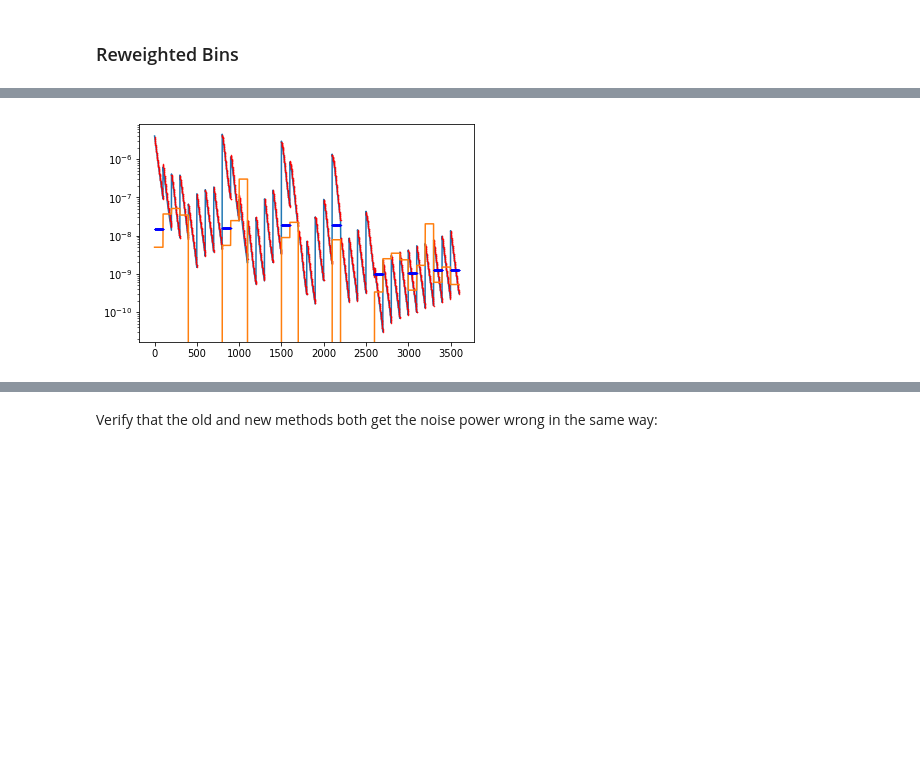
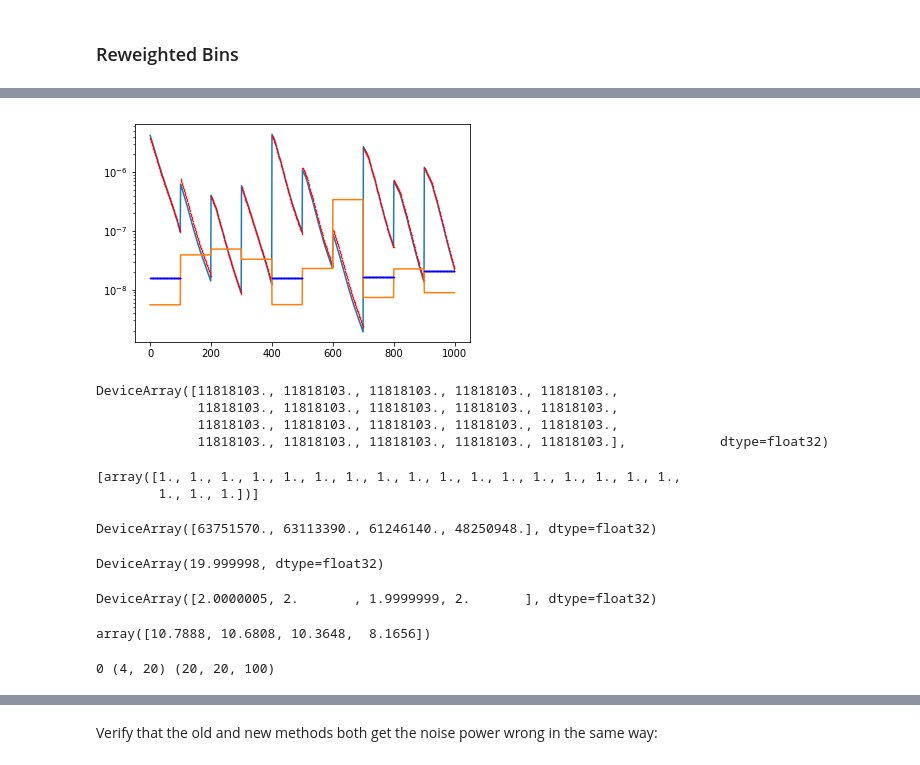
Before and after one commit to dkirkby/zotbin, a Jupyter notebook: Sandbox.ipynb, the cells around one changed output, grey strips where cells are left out. Drawn from its saved outputs; the diff is of its cells as text; code cells hidden in the pictures; blank space fills up the shorter version.

```diff
--- a/Sandbox.ipynb
+++ b/Sandbox.ipynb
@@ -144,5 +136,5 @@ ell, _ = tc.jax_metrics.ell_binning()
 # %% [markdown]
 Calculate $\mu$ and $C$ for the random-forest results:
 # %%
-tomo_bin = jax.nn.one_hot(results, results.max() + 1)
-probes = tc.jax_metrics.get_probes(tomo_bin, z_rf, what='3x2')
+onehot_rf = jax.nn.one_hot(idx_rf, idx_rf.max() + 1)
+probes_rf = tc.jax_metrics.get_probes(onehot_rf, z_rf, what='gg')
@@ -149 +146,3 @@ probes = tc.jax_metrics.get_probes(tomo_bin, z_rf, what='3x2')
+# %%
+nl_rf = jc.angular_cl.noise_cl(ell, probes_rf)
 # %%
@@ -542,7 +539,37 @@ ww, cl_out, nl_out = get_binned_cl(z_rf, idx_rf, 40.0, zedges, ngals, cl_in, cl_
 # %%
 plt.semilogy(cl_out.reshape(-1));
-plt.semilogy(mu, 'r.', ms=1);
+plt.semilogy(cl_rf.reshape(-1), 'r.', ms=1);
 plt.semilogy(nl_out.reshape(-1));
-plt.semilogy(mu_noise.reshape(-1), 'b.', ms=1);
+plt.semilogy(nl_rf.reshape(-1), 'b.', ms=1);
 # %% [output]
-[figure, old version]
+[figure, new version]
+# %%
+n1 = 1 / B1[0].noise()
+n1
+# %% [output]
+DeviceArray([11818103., 11818103., 11818103., 11818103., 11818103.,
+             11818103., 11818103., 11818103., 11818103., 11818103.,
+             11818103., 11818103., 11818103., 11818103., 11818103.,
+             11818103., 11818103., 11818103., 11818103., 11818103.],            dtype=float32)
+# %%
+ngals
+# %% [output]
+[array([1., 1., 1., 1., 1., 1., 1., 1., 1., 1., 1., 1., 1., 1., 1., 1., 1.,
+        1., 1., 1.])]
+# %%
+n2 = 1 / probes_rf[0].noise()
+n2
+# %% [output]
+DeviceArray([63751570., 63113390., 61246140., 48250948.], dtype=float32)
+# %%
+n2.sum() / 11818102.86004228
+# %% [output]
+DeviceArray(19.999998, dtype=float32)
+# %%
+ww[0].dot(n1) / n2
+# %% [output]
+DeviceArray([2.0000005, 2.       , 1.9999999, 2.       ], dtype=float32)
+# %%
+ww[0].sum(axis=1)
+# %% [output]
+array([10.7888, 10.6808, 10.3648,  8.1656])
@@ -548,0 +590,4 @@ plt.semilogy(mu_noise.reshape(-1), 'b.', ms=1);
+# %%
+nlr = reweighted_noise(ww, cl_noise_in)
+# %% [output]
+0 (4, 20) (20, 20, 100)
```
Also changed, not shown: parts of 22 cells of this notebook.
